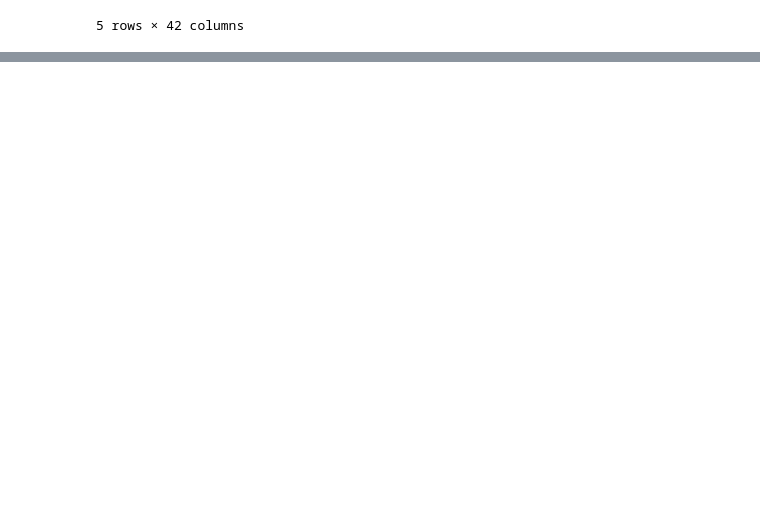
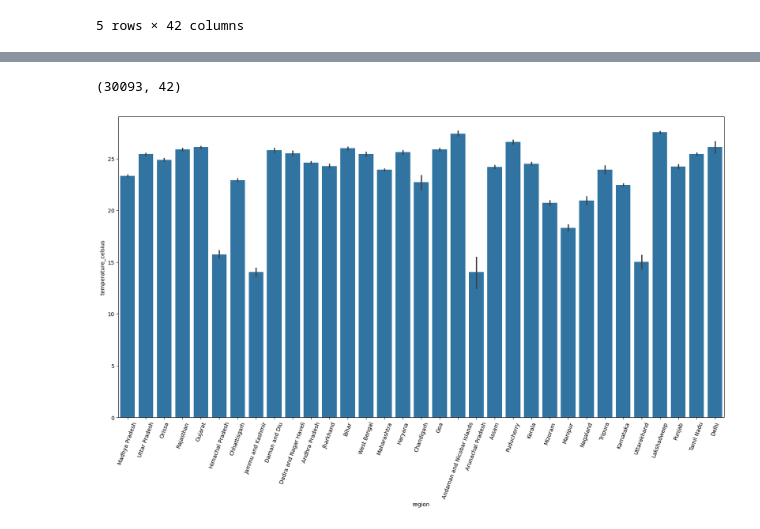
Before and after one commit to agpersonal6104/Machine-Learning, a Jupyter notebook: RainfallPredictionIndia.ipynb, the cells around one changed output, grey strips where cells are left out. Drawn from its saved outputs; the diff is of its cells as text; code cells hidden in the pictures; blank space fills up the shorter version.

```diff
--- a/RainfallPredictionIndia.ipynb
+++ b/RainfallPredictionIndia.ipynb
@@ -34,0 +100,11 @@ df.
+# %%
+df.shape
+# %% [output]
+(30093, 42)
+# %%
+plt.figure(figsize=(20,10))
+sns.barplot(x=df.region,y=df.temperature_celsius)
+plt.xticks(rotation=70)
+plt.show()
+# %% [output]
+[figure, added]
```
Also changed, not shown: parts of 6 cells of this notebook.
